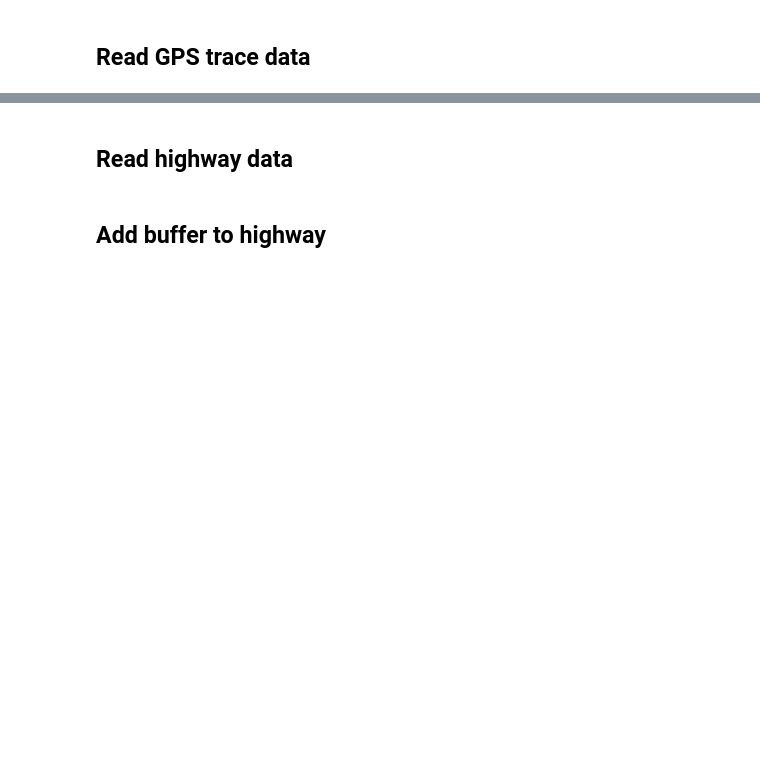
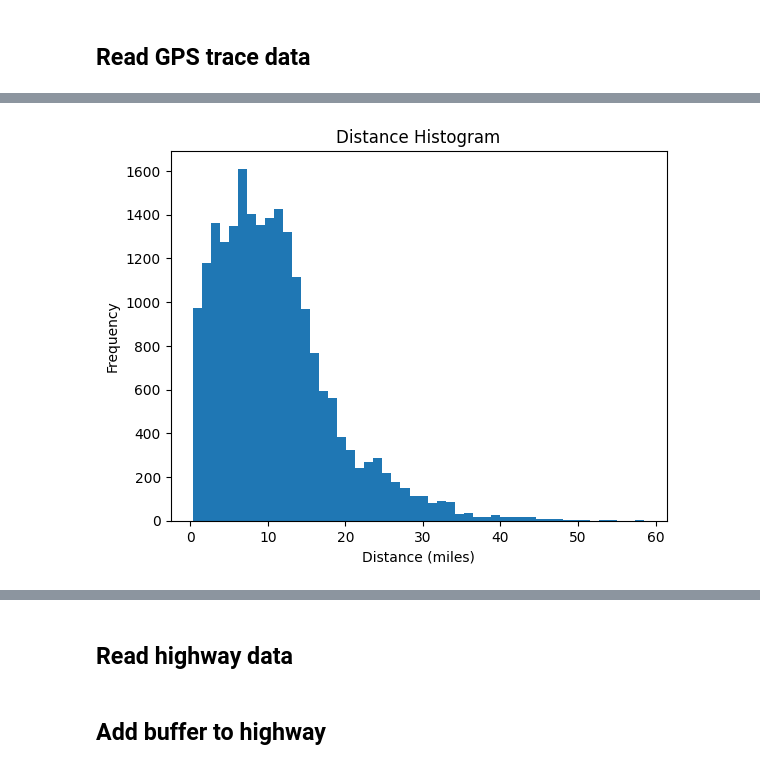
Before and after one commit to pfoytik/Highway-Routing-Data-Processing, a Jupyter notebook: Data_Extraction.ipynb, the cells around one changed output, grey strips where cells are left out. Drawn from its saved outputs; the diff is of its cells as text; code cells hidden in the pictures; blank space fills up the shorter version.

```diff
--- a/Data_Extraction.ipynb
+++ b/Data_Extraction.ipynb
@@ -12,0 +59,12 @@ data = pd.read_csv('demo.csv')
+# %%
+### convert distance into miles
+data['Distance'] = data['Distance'] * 0.000621371
+
+### plot data['Distance'] histogram
+plt.hist(data['Distance'], bins=50)
+plt.xlabel('Distance (miles)')
+plt.ylabel('Frequency')
+plt.title('Distance Histogram')
+plt.show()
+# %% [output]
+[figure, added]
```
Also changed, not shown: parts of 21 cells of this notebook, 12 other files.
